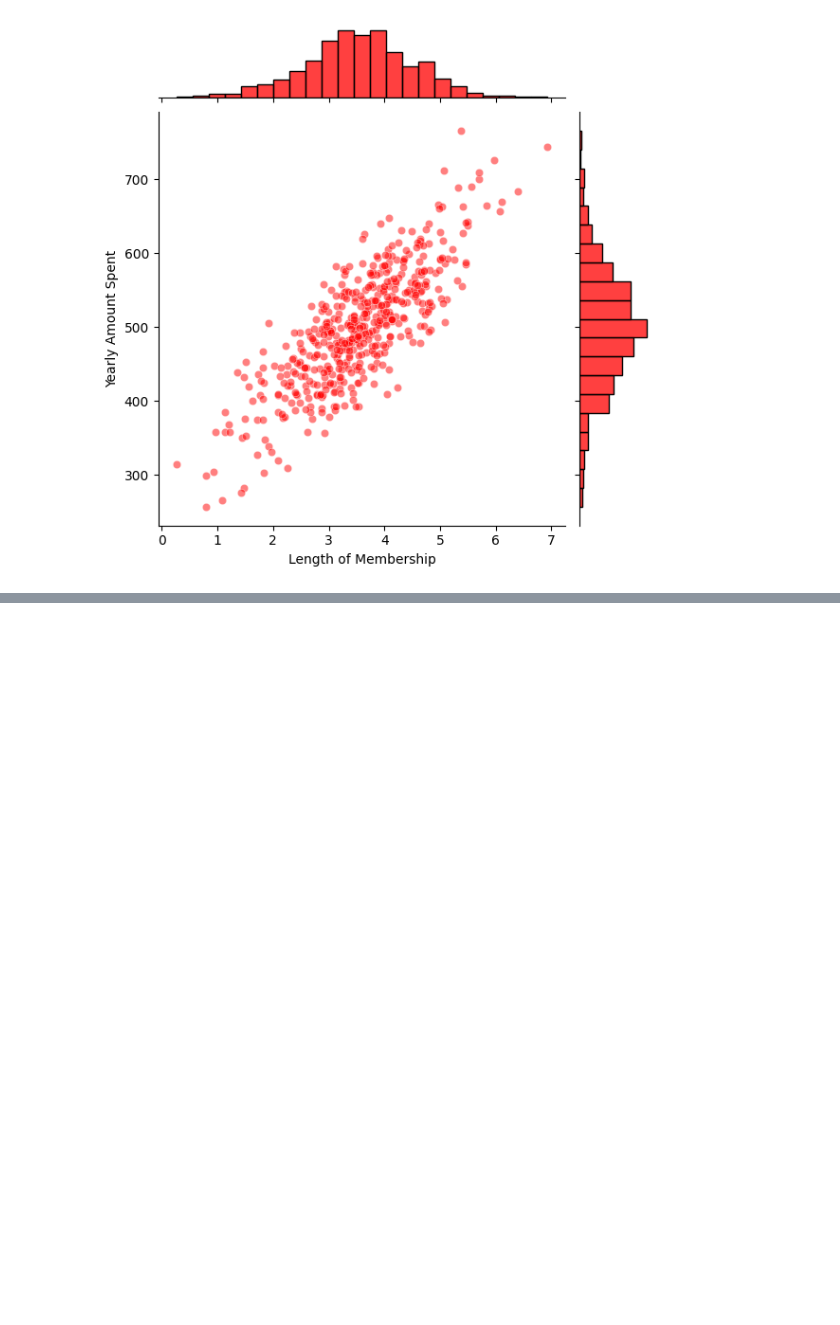
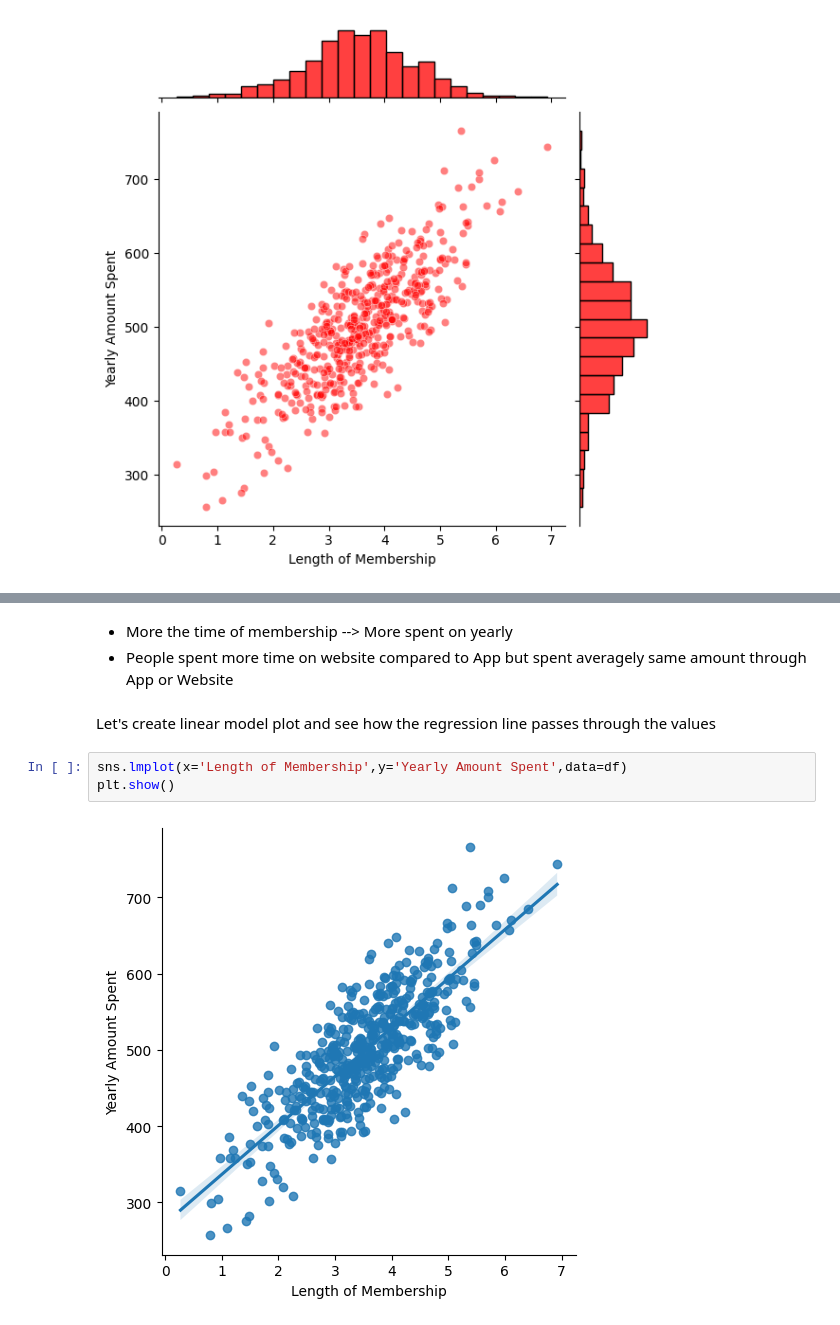
Before and after one commit to chndzzz/Project_On_Linear_Regression, a Jupyter notebook: Linear Regression Project.ipynb, the cells around one changed output, grey strips where cells are left out. Cells and saved outputs as stored; diff of their text form; blank space fills up the shorter version.

Commit message:
model completed

```diff
--- a/Linear Regression Project.ipynb
+++ b/Linear Regression Project.ipynb
@@ -126,0 +137,10 @@ plt.show()
+# %% [markdown]
+- More the time of membership --> More spent on yearly
+- People spent more time on website compared to App but spent averagely same amount through App or Website
+# %% [markdown]
+Let's create linear model plot and see how the regression line passes through the values
+# %%
+sns.lmplot(x='Length of Membership',y='Yearly Amount Spent',data=df)
+plt.show()
+# %% [output]
+[figure, added]
```
Also changed, not shown: parts of 31 cells of this notebook.
